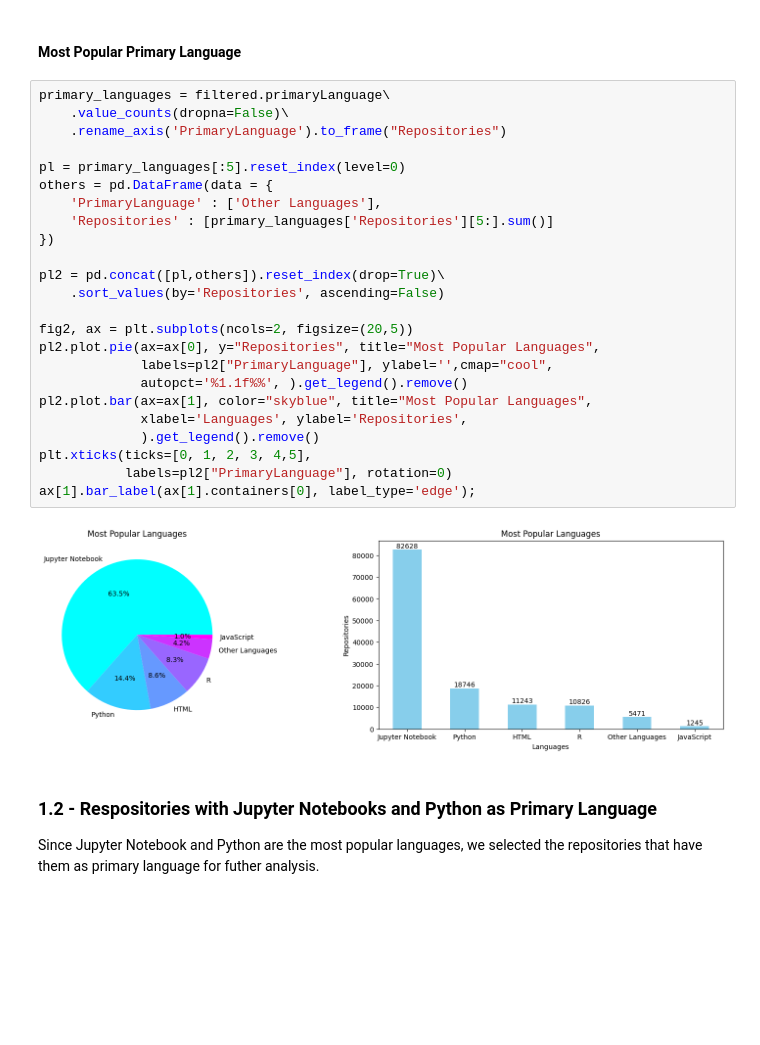
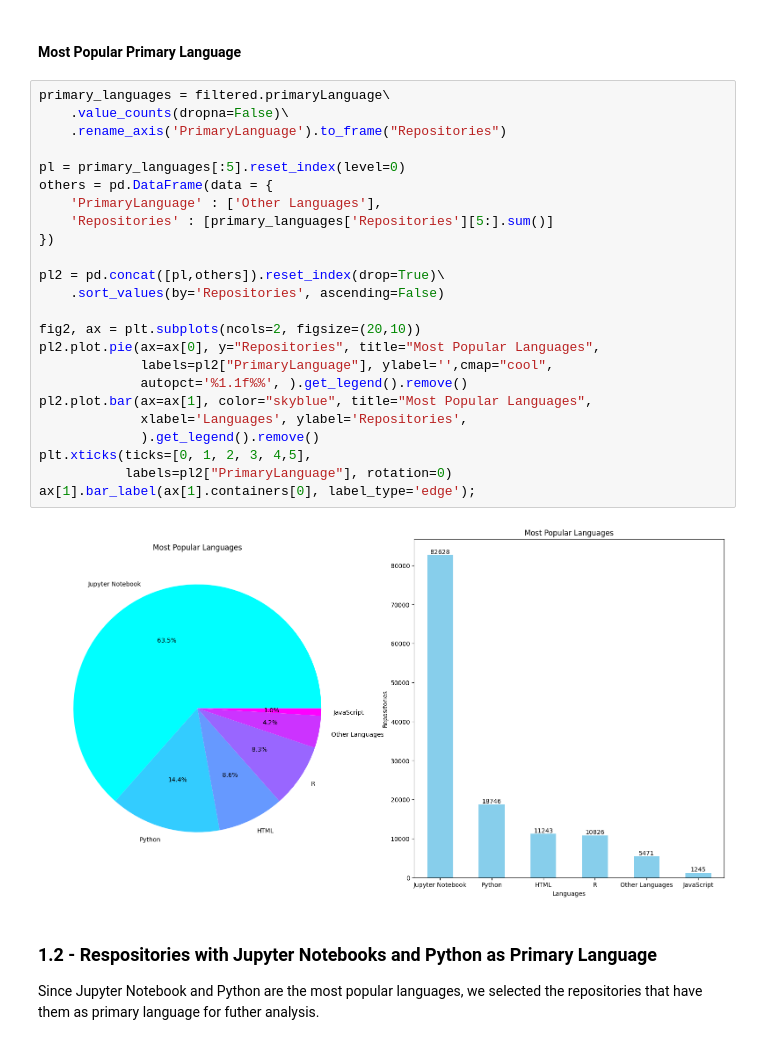
Before and after one commit to dew-uff/dsmining, a Jupyter notebook: src/analyzes/a1_languages.ipynb, the cells around one changed output. Saved outputs shown, nothing was run; the diff lists cells and outputs as text; blank space fills up the shorter version.

```diff
--- a/src/analyzes/a1_languages.ipynb
+++ b/src/analyzes/a1_languages.ipynb
@@ -39,29 +39,29 @@ ax.bar_label(ax.containers[0], label_type='edge');
 # %%
 primary_languages = filtered.primaryLanguage\
     .value_counts(dropna=False)\
     .rename_axis('PrimaryLanguage').to_frame("Repositories")
 
 pl = primary_languages[:5].reset_index(level=0)
 others = pd.DataFrame(data = {
     'PrimaryLanguage' : ['Other Languages'],
     'Repositories' : [primary_languages['Repositories'][5:].sum()]
 })
 
 pl2 = pd.concat([pl,others]).reset_index(drop=True)\
     .sort_values(by='Repositories', ascending=False)
 
-fig2, ax = plt.subplots(ncols=2, figsize=(20,5))
+fig2, ax = plt.subplots(ncols=2, figsize=(20,10))
 pl2.plot.pie(ax=ax[0], y="Repositories", title="Most Popular Languages",
              labels=pl2["PrimaryLanguage"], ylabel='',cmap="cool",
              autopct='%1.1f%%', ).get_legend().remove()
 pl2.plot.bar(ax=ax[1], color="skyblue", title="Most Popular Languages",
              xlabel='Languages', ylabel='Repositories',
              ).get_legend().remove()
 plt.xticks(ticks=[0, 1, 2, 3, 4,5],
            labels=pl2["PrimaryLanguage"], rotation=0)
 ax[1].bar_label(ax[1].containers[0], label_type='edge');
 # %% [output]
-[figure, old version]
+[figure, new version]
 # %% [markdown]
 ### 1.2 - Respositories with Jupyter Notebooks and Python as Primary Language
 Since Jupyter Notebook and Python are the most popular languages, we selected the repositories that have them as primary language for futher analysis.
```
Also changed, not shown: parts of 1 cell of this notebook, 8 other files.
